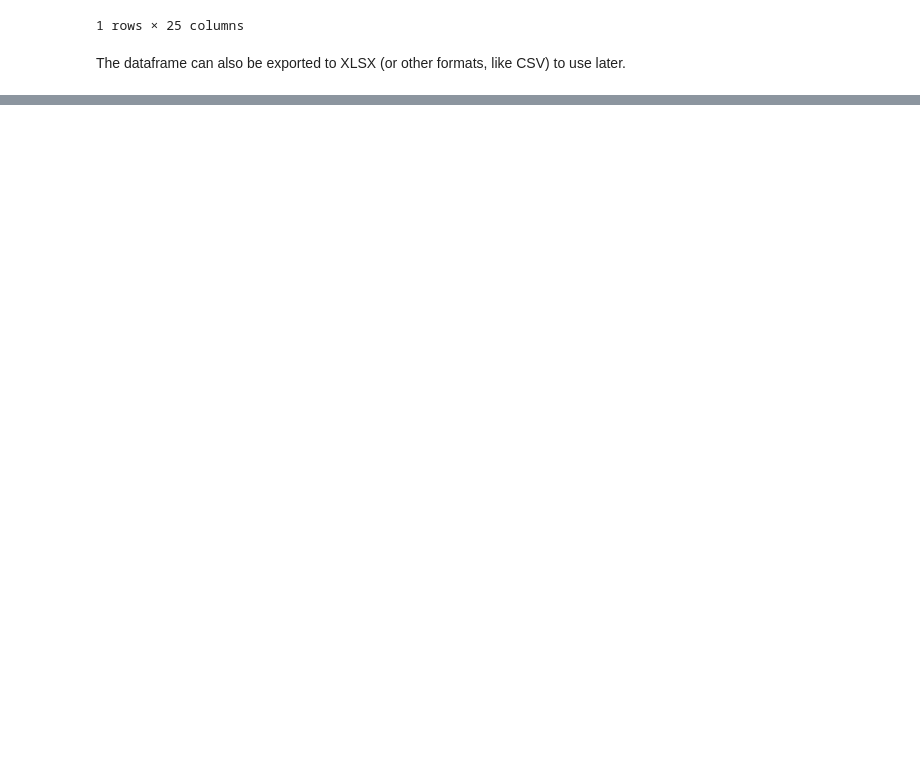
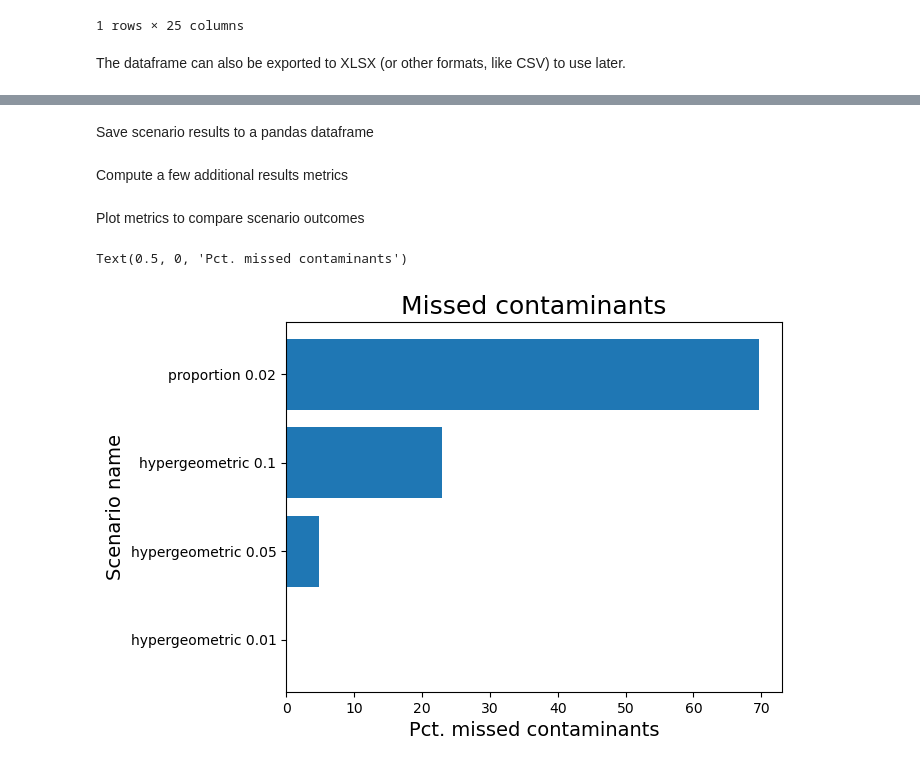
Before and after one commit to ncsu-landscape-dynamics/popsborder, a Jupyter notebook: examples/notebooks/run_from_xlsx.ipynb, the cells around one changed output, grey strips where cells are left out. Drawn from its saved outputs; the diff is of its cells as text; code cells hidden in the pictures; blank space fills up the shorter version.

```diff
--- a/examples/notebooks/run_from_xlsx.ipynb
+++ b/examples/notebooks/run_from_xlsx.ipynb
@@ -84,0 +142,53 @@ results_pd.to_excel('data/small_config_results.xlsx')
+# %% [markdown]
+Save scenario results to a pandas dataframe
+# %%
+results_df = save_scenario_result_to_pandas(
+    results,
+    config_columns=[
+        "name",
+        "contamination/contamination_rate/value",
+        "contamination/arrangement",
+        "inspection/selection_strategy",
+        "inspection/unit",
+        "inspection/sample_strategy",
+        "inspection/hypergeometric/detection_level",
+    ],
+    result_columns=[
+        "true_contamination_rate",
+        "max_missed_contamination_rate",
+        "avg_missed_contamination_rate",
+        "max_intercepted_contamination_rate",
+        "avg_intercepted_contamination_rate",
+        "avg_boxes_opened_completion",
+        "pct_boxes_opened_completion",
+        "avg_boxes_opened_detection",
+        "pct_boxes_opened_detection",
+        "avg_items_inspected_completion",
+        "pct_items_inspected_completion",
+        "avg_items_inspected_detection",
+        "pct_items_inspected_detection",
+        "false_neg",
+        "intercepted",
+        "total_missed_contaminants",
+        "total_intercepted_contaminants",
+        "num_boxes",
+        "num_items",
+    ],
+)
+# %% [markdown]
+Compute a few additional results metrics
+# %%
+results_df['action rate'] = results_df["intercepted"] / num_consignments
+contaminated_consignments = results_df["false_neg"] + results_df["intercepted"]
+results_df["interception rate"] = results_df["intercepted"] / contaminated_consignments
+results_df["% missed contaminants"] = (results_df["total_missed_contaminants"] / (results_df["total_missed_contaminants"] + results_df["total_intercepted_contaminants"])) * 100
+# %% [markdown]
+Plot metrics to compare scenario outcomes
+# %%
+plt.barh(results_df["name"], results_df["% missed contaminants"])
+plt.title("Missed contaminants", fontsize=18)
+plt.ylabel("Scenario name", fontsize=14)
+plt.xlabel("Pct. missed contaminants", fontsize=14)
+# %% [output]
+Text(0.5, 0, 'Pct. missed contaminants')
+[figure, added]
```
Also changed, not shown: parts of 19 cells of this notebook, 9 other files.
